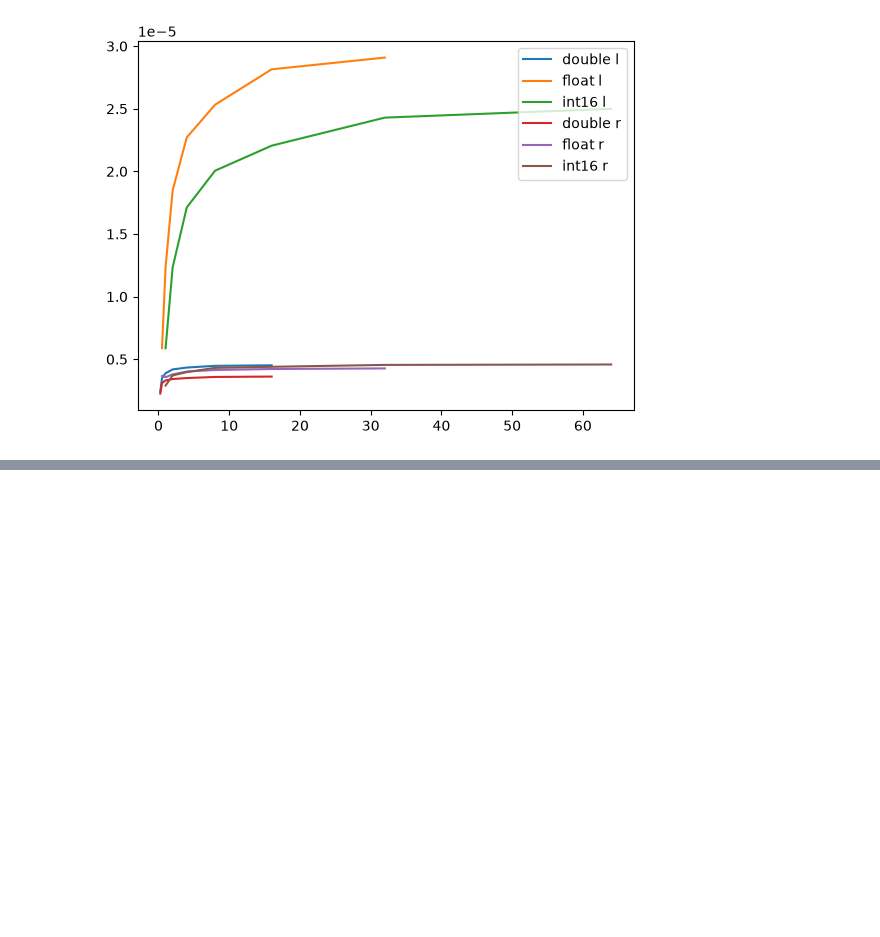
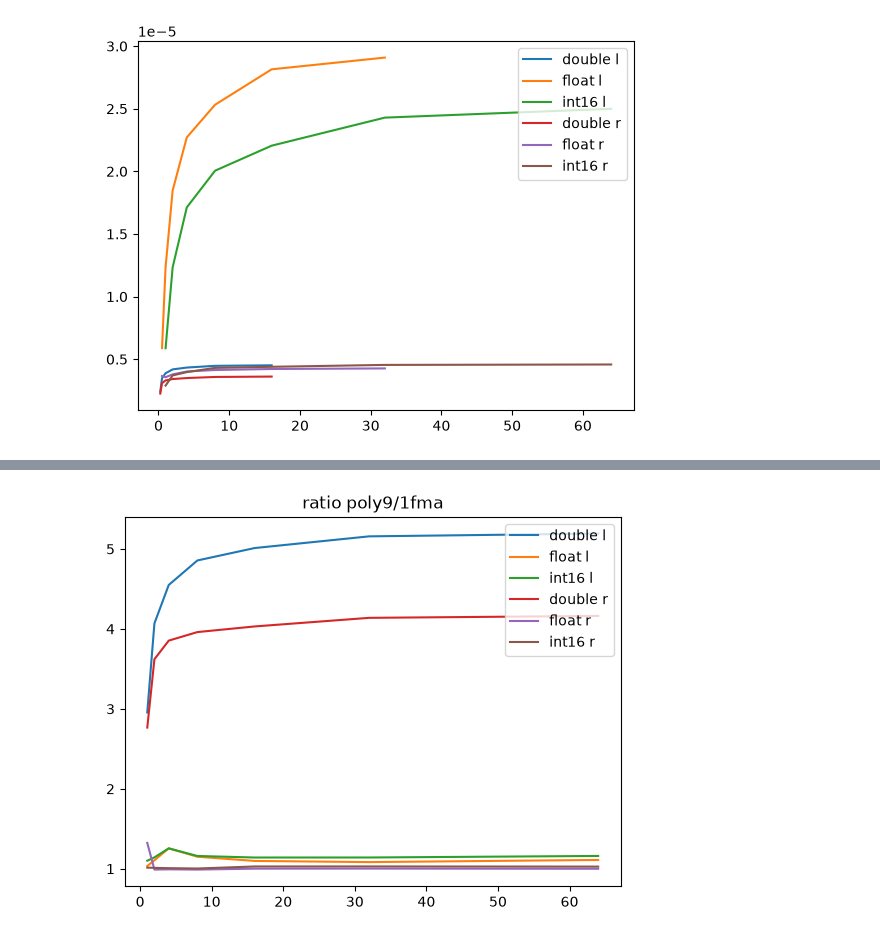
Before and after one commit to VinInn/pyTools, a Jupyter notebook: rooflineT4.ipynb, the cells around one changed output, grey strips where cells are left out. Cells and saved outputs as stored; diff of their text form; code cells hidden in the pictures; blank space fills up the shorter version.

```diff
--- a/rooflineT4.ipynb
+++ b/rooflineT4.ipynb
@@ -119,0 +164,13 @@ plt.show()
+# %%
+fig, ax = plt.subplots()
+plt.plot(iter,times[15]/times[0], label="double l")
+plt.plot(iter,times[16]/times[1], label="float l")
+plt.plot(iter,times[17]/times[2], label="int16 l")
+plt.plot(iter,times[21]/times[9], label="double r")
+plt.plot(iter,times[22]/times[10], label="float r")
+plt.plot(iter,times[23]/times[11], label="int16 r")
+ax.set_title('ratio poly9/1fma')
+ax.legend(loc='upper right')
+plt.show()
+# %% [output]
+[figure, added]
```
Also changed, not shown: parts of 6 cells of this notebook.
